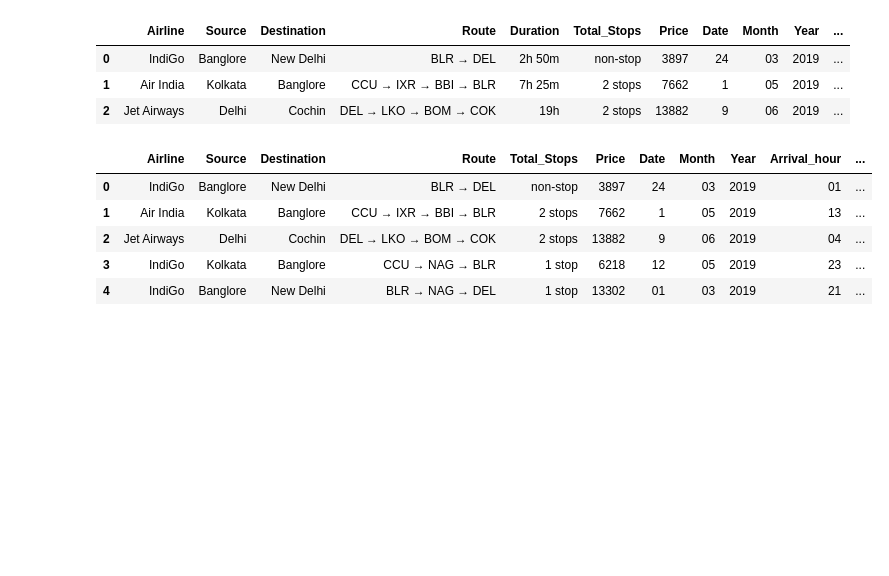
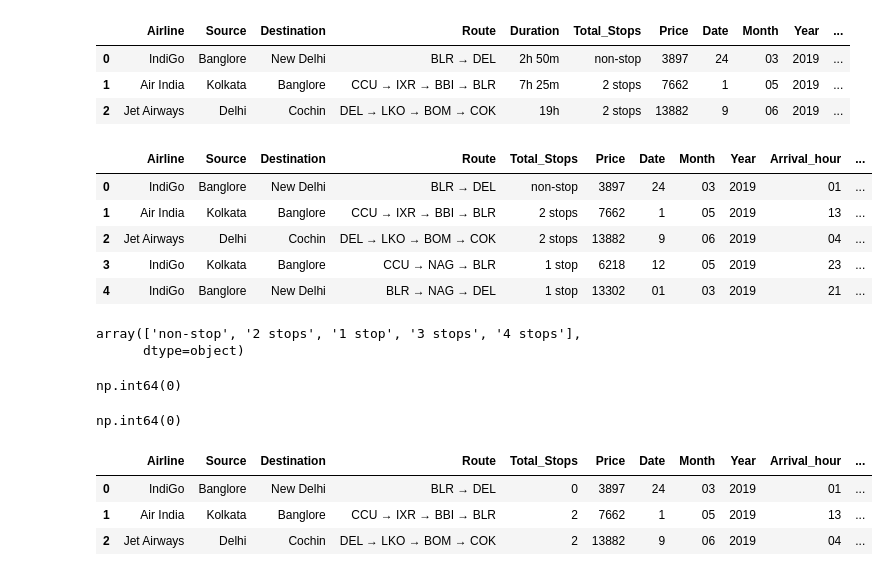
Before and after one commit to infy-dinkar/Data_Analysis, a Jupyter notebook: Notebooks/Flight_EDA.ipynb, the cells around one changed output. Cells and saved outputs as stored; diff of their text form; code cells hidden in the pictures; blank space fills up the shorter version.

Commit message:
EDA-flight_price

```diff
--- a/Notebooks/Flight_EDA.ipynb
+++ b/Notebooks/Flight_EDA.ipynb
@@ -267,3 +267,25 @@ df.head()
 | 2 | Jet Airways | Delhi | Cochin | DEL → LKO → BOM → COK | 2 stops | 13882 | 9 | 06 | 2019 | 04 | ... |
 | 3 | IndiGo | Kolkata | Banglore | CCU → NAG → BLR | 1 stop | 6218 | 12 | 05 | 2019 | 23 | ... |
 | 4 | IndiGo | Banglore | New Delhi | BLR → NAG → DEL | 1 stop | 13302 | 01 | 03 | 2019 | 21 | ... |
+# %%
+df['Total_Stops'].unique()
+# %% [output]
+array(['non-stop', '2 stops', '1 stop', '3 stops', '4 stops'],
+      dtype=object)
+# %%
+df['Total_Stops'].isnull().sum()
+# %% [output]
+np.int64(0)
+# %%
+df['Total_Stops']=df['Total_Stops'].map({'non-stop':0,'2 stops':2, '1 stop':1, '3 stops':3, '4 stops':4})
+# %%
+df['Total_Stops'].isnull().sum()
+# %% [output]
+np.int64(0)
+# %%
+df.head(3)
+# %% [output]
+|  | Airline | Source | Destination | Route | Total_Stops | Price | Date | Month | Year | Arrival_hour | ... |
+| 0 | IndiGo | Banglore | New Delhi | BLR → DEL | 0 | 3897 | 24 | 03 | 2019 | 01 | ... |
+| 1 | Air India | Kolkata | Banglore | CCU → IXR → BBI → BLR | 2 | 7662 | 1 | 05 | 2019 | 13 | ... |
+| 2 | Jet Airways | Delhi | Cochin | DEL → LKO → BOM → COK | 2 | 13882 | 9 | 06 | 2019 | 04 | ... |
```
